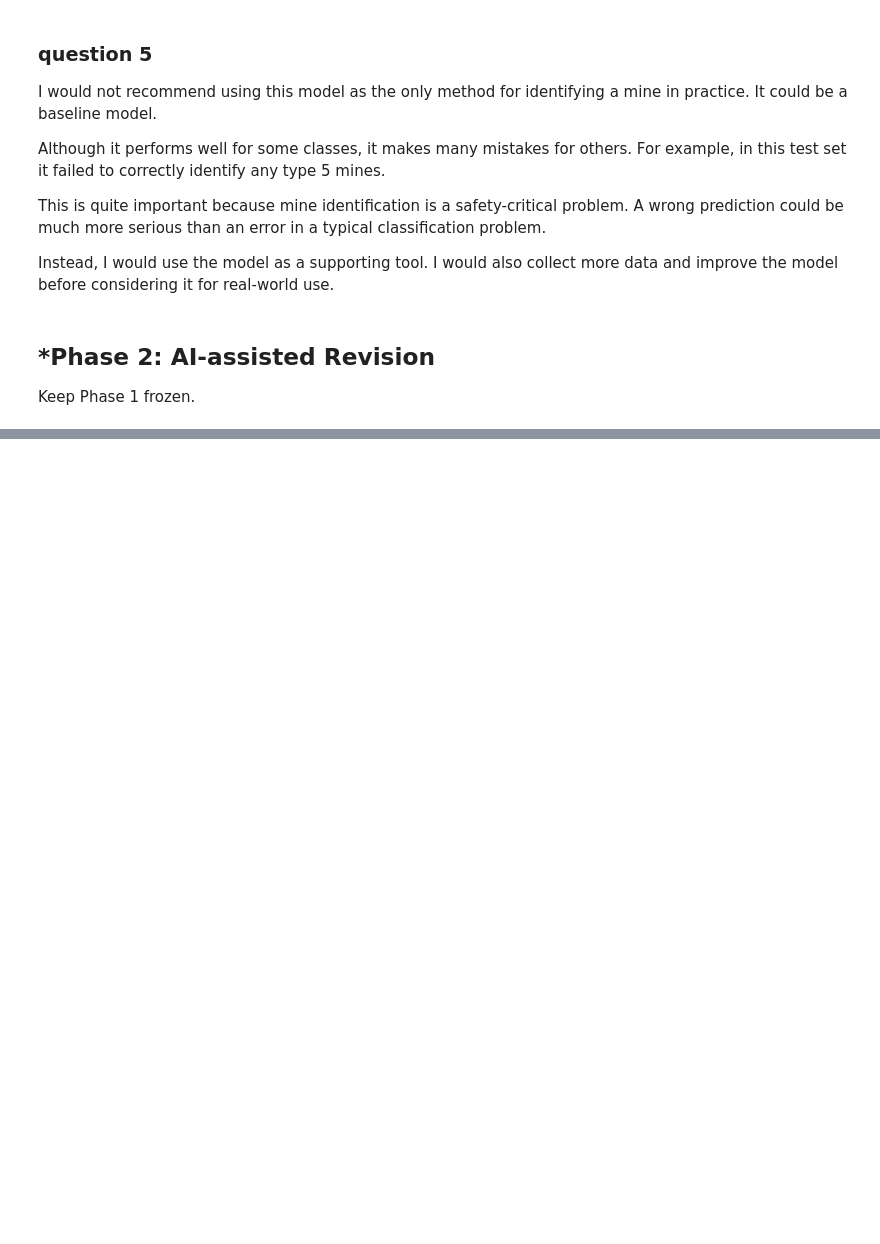
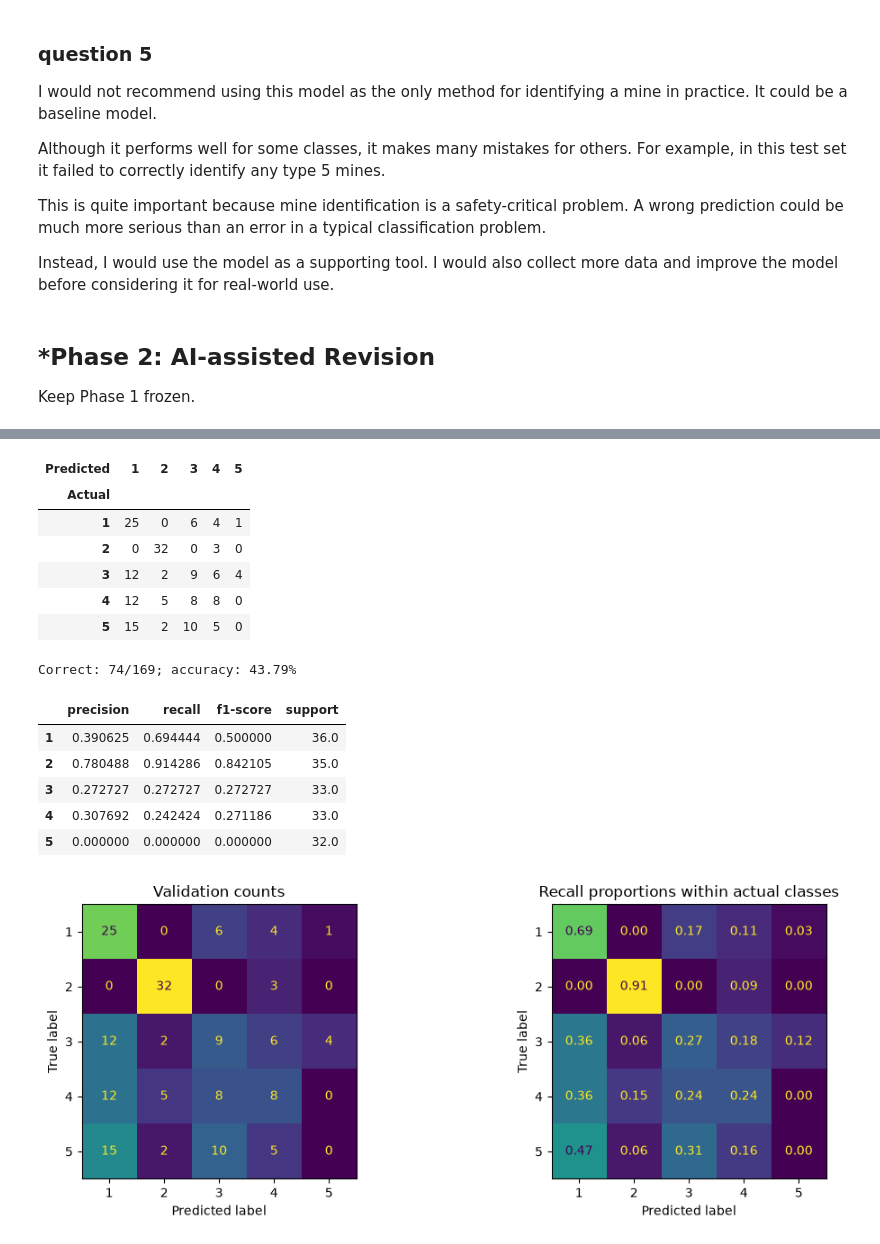
Before and after one commit to yilinw762/A03-knn, a Jupyter notebook: notebook.ipynb, the cells around one changed output, grey strips where cells are left out. Drawn from its saved outputs; the diff is of its cells as text; code cells hidden in the pictures; blank space fills up the shorter version.

```diff
--- a/notebook.ipynb
+++ b/notebook.ipynb
@@ -314,0 +488,37 @@ In your own words without generative AI.
+# %%
+# Q2.4: Keep every class visible and distinguish precision from recall.
+cm = confusion_matrix(y_val, y_pred, labels=labels)
+confusion_table = pd.DataFrame(cm, index=labels, columns=labels)
+confusion_table.index.name = "Actual"
+confusion_table.columns.name = "Predicted"
+display(confusion_table)
+print(f"Correct: {np.trace(cm)}/{cm.sum()}; accuracy: {accuracy_score(y_val, y_pred):.2%}")
+report = classification_report(y_val, y_pred, labels=labels, output_dict=True, zero_division=0)
+class_metrics = pd.DataFrame(report).T.loc[[str(label) for label in labels]]
+display(class_metrics)
+fig, axes = plt.subplots(1, 2, figsize=(11, 4))
+ConfusionMatrixDisplay(cm, display_labels=labels).plot(ax=axes[0], colorbar=False)
+axes[0].set_title("Validation counts")
+ConfusionMatrixDisplay.from_predictions(
+    y_val, y_pred, labels=labels, normalize="true", values_format=".2f",
+    ax=axes[1], colorbar=False
+)
+axes[1].set_title("Recall proportions within actual classes")
+plt.tight_layout()
+plt.show()
+# %% [output]
+| Predicted | 1 | 2 | 3 | 4 | 5 |
+| Actual |  |  |  |  |  |
+| 1 | 25 | 0 | 6 | 4 | 1 |
+| 2 | 0 | 32 | 0 | 3 | 0 |
+| 3 | 12 | 2 | 9 | 6 | 4 |
+| 4 | 12 | 5 | 8 | 8 | 0 |
+| 5 | 15 | 2 | 10 | 5 | 0 |
+Correct: 74/169; accuracy: 43.79%
+|  | precision | recall | f1-score | support |
+| 1 | 0.390625 | 0.694444 | 0.500000 | 36.0 |
+| 2 | 0.780488 | 0.914286 | 0.842105 | 35.0 |
+| 3 | 0.272727 | 0.272727 | 0.272727 | 33.0 |
+| 4 | 0.307692 | 0.242424 | 0.271186 | 33.0 |
+| 5 | 0.000000 | 0.000000 | 0.000000 | 32.0 |
+[figure, added]
```
Also changed, not shown: parts of 31 cells of this notebook.
